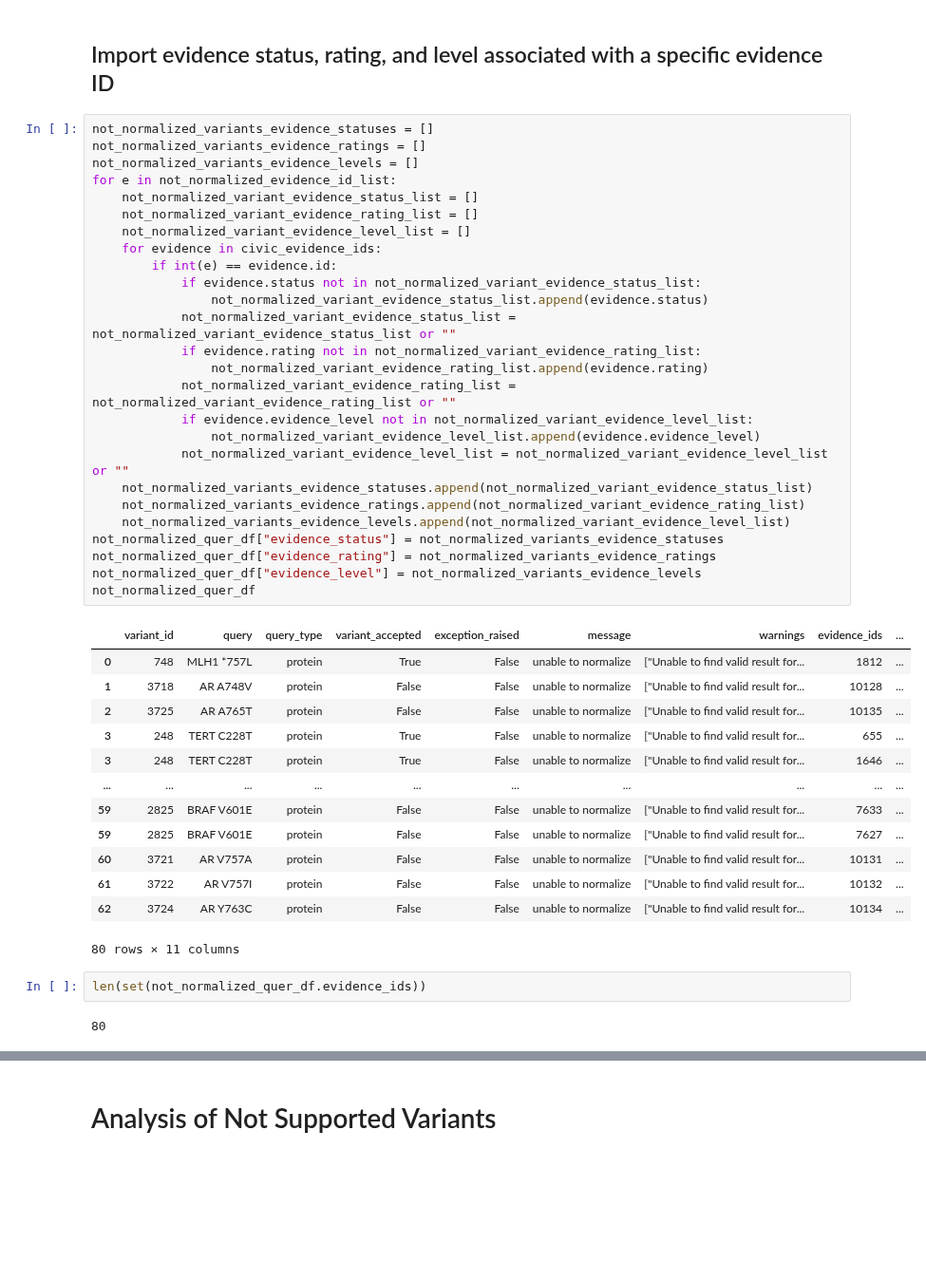
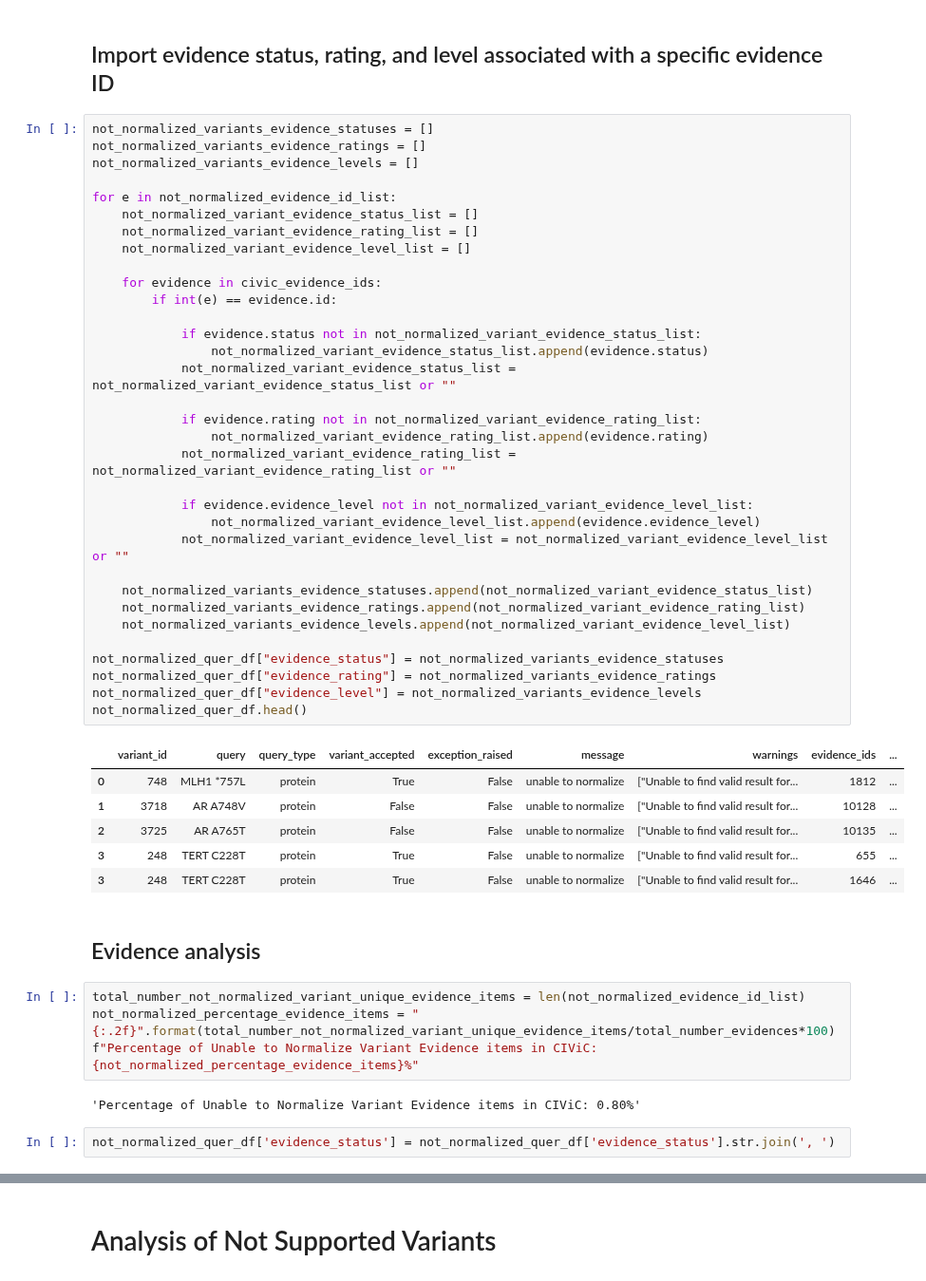
Before and after one commit to cancervariants/variation-normalization, a Jupyter notebook: notebooks/analysis/civic/civic_evidence_analysis.ipynb, the cells around one changed output, grey strips where cells are left out. Shown at 95% size. Saved outputs shown, nothing was run; the diff lists cells and outputs as text; blank space fills up the shorter version.

Commit message:
Refactor and  add stats for variant and evidence status

```diff
--- a/notebooks/analysis/civic/civic_evidence_analysis.ipynb
+++ b/notebooks/analysis/civic/civic_evidence_analysis.ipynb
@@ -283,43 +289,49 @@ f"Percentage of all CIViC evidence items in not Normalized variants: {not_normal
 not_normalized_variants_evidence_statuses = []
 not_normalized_variants_evidence_ratings = []
 not_normalized_variants_evidence_levels = []
+
 for e in not_normalized_evidence_id_list:
     not_normalized_variant_evidence_status_list = []
     not_normalized_variant_evidence_rating_list = []
     not_normalized_variant_evidence_level_list = []
+
     for evidence in civic_evidence_ids:
         if int(e) == evidence.id:
+
             if evidence.status not in not_normalized_variant_evidence_status_list:
                 not_normalized_variant_evidence_status_list.append(evidence.status)
             not_normalized_variant_evidence_status_list = not_normalized_variant_evidence_status_list or ""
+
             if evidence.rating not in not_normalized_variant_evidence_rating_list:
                 not_normalized_variant_evidence_rating_list.append(evidence.rating)
             not_normalized_variant_evidence_rating_list = not_normalized_variant_evidence_rating_list or ""
+
             if evidence.evidence_level not in not_normalized_variant_evidence_level_list:
                 not_normalized_variant_evidence_level_list.append(evidence.evidence_level)
             not_normalized_variant_evidence_level_list = not_normalized_variant_evidence_level_list or ""
+
     not_normalized_variants_evidence_statuses.append(not_normalized_variant_evidence_status_list)
     not_normalized_variants_evidence_ratings.append(not_normalized_variant_evidence_rating_list)
     not_normalized_variants_evidence_levels.append(not_normalized_variant_evidence_level_list)
+
 not_normalized_quer_df["evidence_status"] = not_normalized_variants_evidence_statuses
 not_normalized_quer_df["evidence_rating"] = not_normalized_variants_evidence_ratings
 not_normalized_quer_df["evidence_level"] = not_normalized_variants_evidence_levels
-not_normalized_quer_df
+not_normalized_quer_df.head()
 # %% [output]
 |  | variant_id | query | query_type | variant_accepted | exception_raised | message | warnings | evidence_ids | ... |
 | 0 | 748 | MLH1 *757L | protein | True | False | unable to normalize | ["Unable to find valid result for... | 1812 | ... |
 | 1 | 3718 | AR A748V | protein | False | False | unable to normalize | ["Unable to find valid result for... | 10128 | ... |
 | 2 | 3725 | AR A765T | protein | False | False | unable to normalize | ["Unable to find valid result for... | 10135 | ... |
 | 3 | 248 | TERT C228T | protein | True | False | unable to normalize | ["Unable to find valid result for... | 655 | ... |
 | 3 | 248 | TERT C228T | protein | True | False | unable to normalize | ["Unable to find valid result for... | 1646 | ... |
-| ... | ... | ... | ... | ... | ... | ... | ... | ... | ... |
-| 59 | 2825 | BRAF V601E | protein | False | False | unable to normalize | ["Unable to find valid result for... | 7633 | ... |
-| 59 | 2825 | BRAF V601E | protein | False | False | unable to normalize | ["Unable to find valid result for... | 7627 | ... |
-| 60 | 3721 | AR V757A | protein | False | False | unable to normalize | ["Unable to find valid result for... | 10131 | ... |
-| 61 | 3722 | AR V757I | protein | False | False | unable to normalize | ["Unable to find valid result for... | 10132 | ... |
-| 62 | 3724 | AR Y763C | protein | False | False | unable to normalize | ["Unable to find valid result for... | 10134 | ... |
-80 rows × 11 columns
-# %%
-len(set(not_normalized_quer_df.evidence_ids))
-# %% [output]
-80
+# %% [markdown]
+## Evidence analysis
+# %%
+total_number_not_normalized_variant_unique_evidence_items = len(not_normalized_evidence_id_list)
+not_normalized_percentage_evidence_items = "{:.2f}".format(total_number_not_normalized_variant_unique_evidence_items/total_number_evidences*100)
+f"Percentage of Unable to Normalize Variant Evidence items in CIViC: {not_normalized_percentage_evidence_items}%"
+# %% [output]
+'Percentage of Unable to Normalize Variant Evidence items in CIViC: 0.80%'
+# %%
+not_normalized_quer_df['evidence_status'] = not_normalized_quer_df['evidence_status'].str.join(', ')
```
Also changed, not shown: parts of 215 cells of this notebook.
